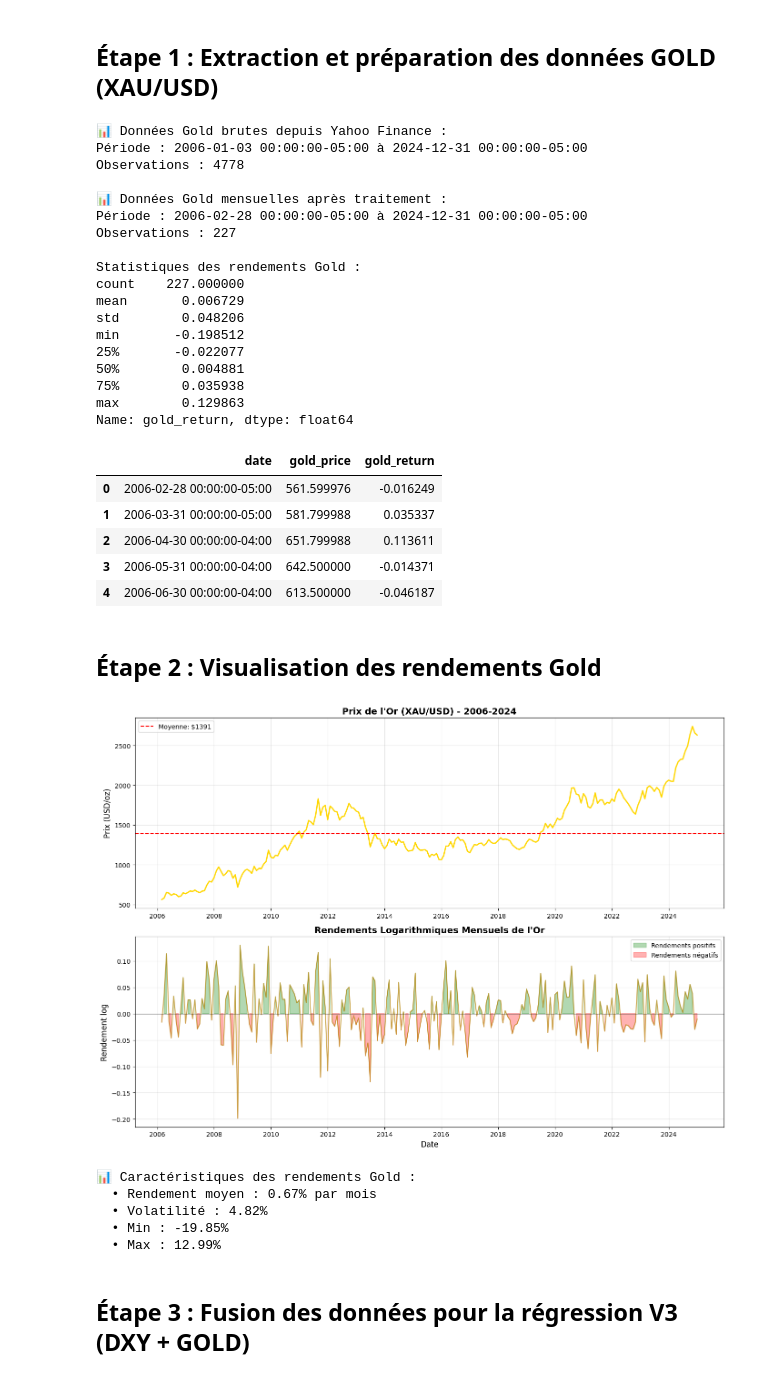
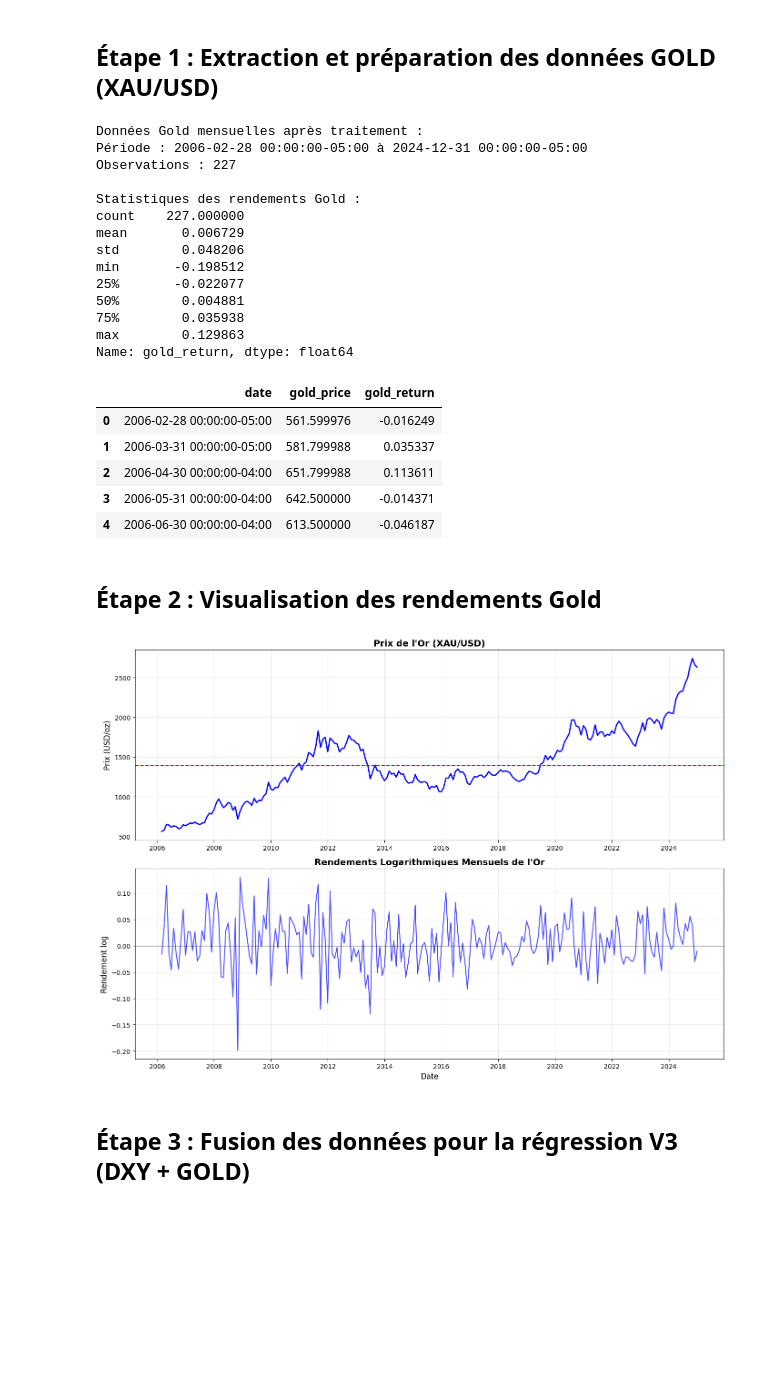
Before and after one commit to Lilas-Bertot/ETUDE-DE-CAS-2, a Jupyter notebook: Étude de cas 2.ipynb, the cells around one changed output. Drawn from its saved outputs; the diff is of its cells as text; code cells hidden in the pictures; blank space fills up the shorter version.

```diff
--- a/Étude de cas 2.ipynb
+++ b/Étude de cas 2.ipynb
@@ -2039,20 +1996,12 @@ Le DXY n'est pas simplement un facteur parmi d'autres : c'est un **facteur compo
 # %% [markdown]
 ## Étape 1 : Extraction et préparation des données GOLD (XAU/USD)
 # %%
-# Extraction Gold depuis Yahoo Finance (FRED download failed)
-import yfinance as yf
-
-# Télécharger les données Gold futures (GC=F) depuis Yahoo Finance
+# Télécharger les données Gold futures avec Yahoo Finance
 gold_ticker = yf.Ticker("GC=F")
 gold_data = gold_ticker.history(start="2006-01-01", end="2025-01-01")
 
-# Réinitialiser l'index pour avoir 'Date' comme colonne
 gold_data = gold_data.reset_index()
 gold_data = gold_data.rename(columns={'Date': 'date', 'Close': 'gold_price'})
-
-print(f"📊 Données Gold brutes depuis Yahoo Finance :")
-print(f"Période : {gold_data['date'].min()} à {gold_data['date'].max()}")
-print(f"Observations : {len(gold_data)}")
 
 # Convertir en fréquence mensuelle (dernier jour du mois)
 gold_data_temp = gold_data[['date', 'gold_price']].copy()
@@ -2063,7 +2012,6 @@ gold_monthly = gold_monthly.dropna()
 # Calculer les rendements logarithmiques mensuels
 gold_monthly['gold_return'] = np.log(gold_monthly['gold_price'] / gold_monthly['gold_price'].shift(1))
 
-# Supprimer la première ligne (NaN)
 gold_monthly = gold_monthly.dropna()
 
 # Réinitialiser l'index
@@ -2076,7 +2024,7 @@ gold_monthly = gold_monthly[gold_monthly['date'] >= '2006-02-01'].copy()
 gold_monthly_no_tz = gold_monthly.copy()
 gold_monthly_no_tz['date'] = gold_monthly_no_tz['date'].dt.tz_localize(None)
 
-print(f"\n📊 Données Gold mensuelles après traitement :")
+print(f"\nDonnées Gold mensuelles après traitement :")
 print(f"Période : {gold_monthly['date'].min()} à {gold_monthly['date'].max()}")
 print(f"Observations : {len(gold_monthly)}")
 print(f"\nStatistiques des rendements Gold :")
@@ -2084,11 +2032,7 @@ print(gold_monthly['gold_return'].describe())
 
 gold_monthly.head()
 # %% [output]
-📊 Données Gold brutes depuis Yahoo Finance :
-Période : 2006-01-03 00:00:00-05:00 à 2024-12-31 00:00:00-05:00
-Observations : 4778
-
-📊 Données Gold mensuelles après traitement :
+Données Gold mensuelles après traitement :
 Période : 2006-02-28 00:00:00-05:00 à 2024-12-31 00:00:00-05:00
 Observations : 227
 
@@ -2111,45 +2055,28 @@ Name: gold_return, dtype: float64
 # %% [markdown]
 ## Étape 2 : Visualisation des rendements Gold
 # %%
-# Visualisation des rendements Gold
+# Graphique Gold
 fig, axes = plt.subplots(2, 1, figsize=(14, 10))
 
-# Prix de l'or
-axes[0].plot(gold_monthly['date'], gold_monthly['gold_price'], color='gold', linewidth=2)
-axes[0].set_title('Prix de l\'Or (XAU/USD) - 2006-2024', fontsize=14, fontweight='bold')
+# Évolution du prix de l'or
+axes[0].plot(gold_monthly['date'], gold_monthly['gold_price'], color='blue', linewidth=2)
+axes[0].set_title('Prix de l\'Or (XAU/USD)', fontsize=14, fontweight='bold')
 axes[0].set_ylabel('Prix (USD/oz)', fontsize=12)
 axes[0].grid(True, alpha=0.3)
 axes[0].axhline(y=gold_monthly['gold_price'].mean(), color='red', linestyle='--', label=f'Moyenne: ${gold_monthly["gold_price"].mean():.0f}')
-axes[0].legend()
 
 # Rendements Gold
-axes[1].plot(gold_monthly['date'], gold_monthly['gold_return'], color='darkgoldenrod', linewidth=1.5, alpha=0.7)
+axes[1].plot(gold_monthly['date'], gold_monthly['gold_return'], color='blue', linewidth=1.5, alpha=0.7)
 axes[1].axhline(y=0, color='black', linestyle='-', linewidth=0.8)
-axes[1].fill_between(gold_monthly['date'], 0, gold_monthly['gold_return'],
-                      where=(gold_monthly['gold_return'] > 0), color='green', alpha=0.3, label='Rendements positifs')
-axes[1].fill_between(gold_monthly['date'], 0, gold_monthly['gold_return'],
-                      where=(gold_monthly['gold_return'] <= 0), color='red', alpha=0.3, label='Rendements négatifs')
 axes[1].set_title('Rendements Logarithmiques Mensuels de l\'Or', fontsize=14, fontweight='bold')
 axes[1].set_xlabel('Date', fontsize=12)
 axes[1].set_ylabel('Rendement log', fontsize=12)
 axes[1].grid(True, alpha=0.3)
-axes[1].legend()
 
 plt.tight_layout()
 plt.show()
-
-print(f"\n📊 Caractéristiques des rendements Gold :")
-print(f"  • Rendement moyen : {gold_monthly['gold_return'].mean()*100:.2f}% par mois")
-print(f"  • Volatilité : {gold_monthly['gold_return'].std()*100:.2f}%")
-print(f"  • Min : {gold_monthly['gold_return'].min()*100:.2f}%")
-print(f"  • Max : {gold_monthly['gold_return'].max()*100:.2f}%")
 # %% [output]
-[figure, old version]
+[figure, new version]
-📊 Caractéristiques des rendements Gold :
-  • Rendement moyen : 0.67% par mois
-  • Volatilité : 4.82%
-  • Min : -19.85%
-  • Max : 12.99%
 # %% [markdown]
 ## Étape 3 : Fusion des données pour la régression V3 (DXY + GOLD)
 # %%
```
Also changed, not shown: parts of 18 cells of this notebook.
